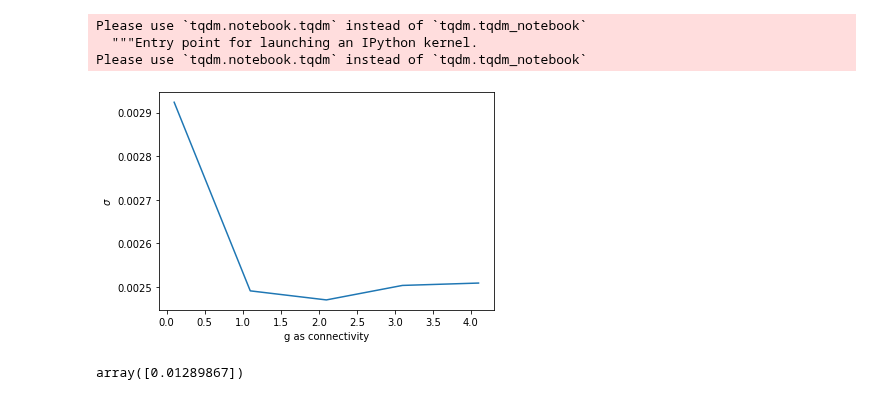
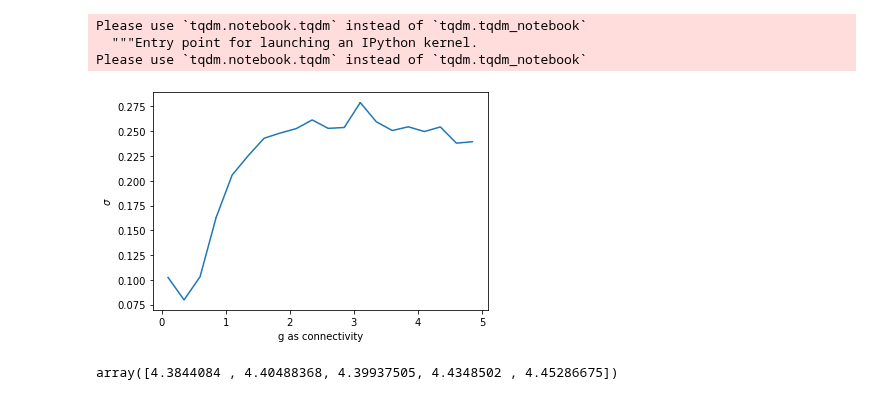
Before and after one commit to mmehrani/master_thesis, a Jupyter notebook: scripts/ensemble_of_networks.ipynb, the cells around one changed output. Saved outputs shown, nothing was run; the diff lists cells and outputs as text; code cells hidden in the pictures.

```diff
--- a/scripts/ensemble_of_networks.ipynb
+++ b/scripts/ensemble_of_networks.ipynb
@@ -14,12 +14,12 @@ tqdm().pandas() #This line make sure that the progress bars looks natural.
 from network_simulation import Kuramoto_neural_network
 # %%
 connectivity_span = np.arange(0.1,5,0.25)
-num_ensembles_each_g = 1
+num_ensembles_each_g = 5
 sigma_record = np.zeros( shape = (len(connectivity_span),num_ensembles_each_g) )
 # %% [markdown]
 ## Creating various ensembles:
 # %%
-num_neurons = 100
+num_neurons = 1000
 total_time = 1000
 # %%
 for i,connectivity in enumerate(tqdm( connectivity_span , desc='Variation of connectivities') ):
@@ -38,14 +38,14 @@ np.save('sigma_records_{}.npy'.format(num_neurons),sigma_record)
 # %%
 fig = plt.figure()
 ax = fig.subplots()
-ax.errorbar(x = connectivity_span, y = np.mean(sigma_record,axis = 1),yerr = np.var(sigma_record,axis = 1))
+ax.errorbar(x = connectivity_span, y = np.mean(sigma_record,axis = 1),yerr = np.var(sigma_record,axis = 1)**(0.5))
 # ax.set_title('$\sigma$')
 ax.set_xlabel('g as connectivity')
 ax.set_ylabel('$\sigma$')
 fig.savefig('sigma_as_synchoronization_meter_{}.png'.format(num_neurons))
 # %% [output]
-[figure, old version]
+[figure, new version]
 # %%
 np.sum(sigma_record,axis = 0)
 # %% [output]
-array([0.01289867])
+array([4.3844084 , 4.40488368, 4.39937505, 4.4348502 , 4.45286675])
```
Also changed, not shown: 8 other files.
